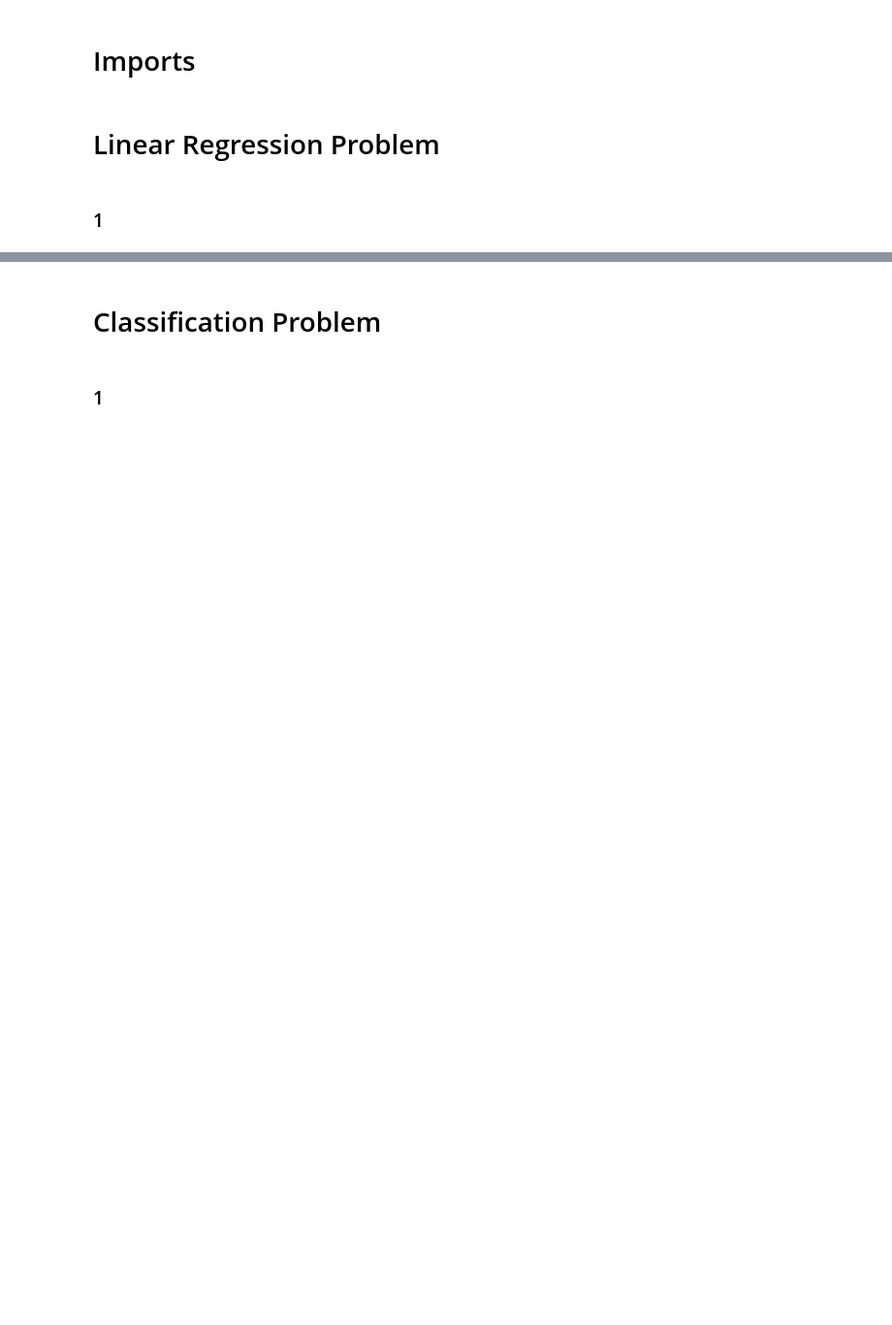
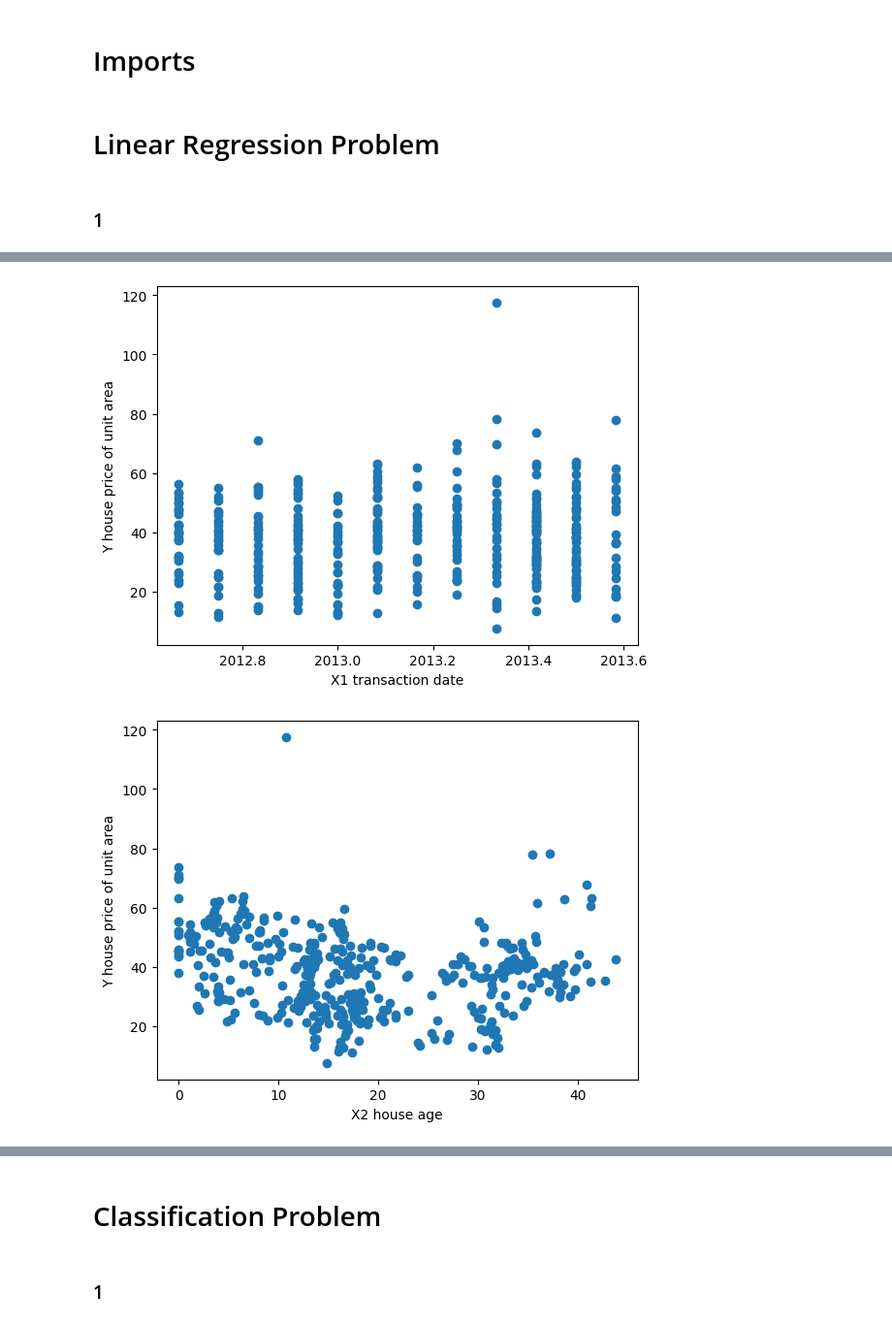
Before and after one commit to sheehy98/CS539_HW2, a Jupyter notebook: Homework2.ipynb, the cells around one changed output, grey strips where cells are left out. Shown: that part at 97% size. Cells and saved outputs as stored; diff of their text form; code cells hidden in the pictures; blank space fills up the shorter version.

```diff
--- a/Homework2.ipynb
+++ b/Homework2.ipynb
@@ -12,0 +26,10 @@ ImportError: Missing optional dependency 'openpyxl'.  Use pip or conda to instal
+# %%
+for title in df.columns[1:-1]:
+    fig, ax = plt.subplots()
+    ax.scatter(df[title], df[df.columns[-1]])
+    ax.set_xlabel(title)
+    ax.set_ylabel(df.columns[-1])
+    plt.show()
+# %% [output]
+[figure, added]
+[figure, added]
```
Also changed, not shown: parts of 6 cells of this notebook.
